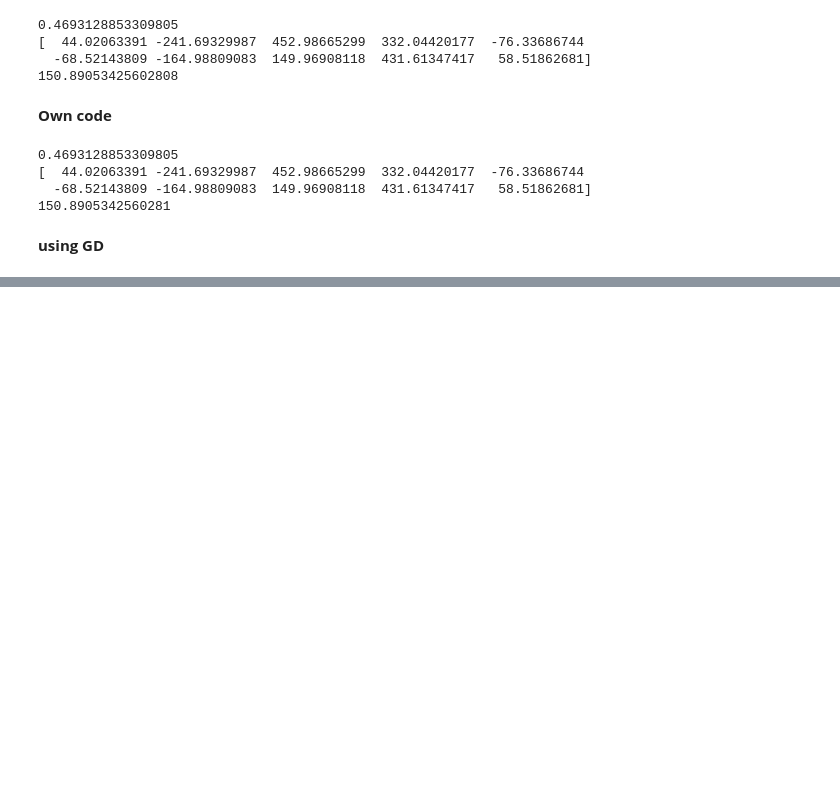
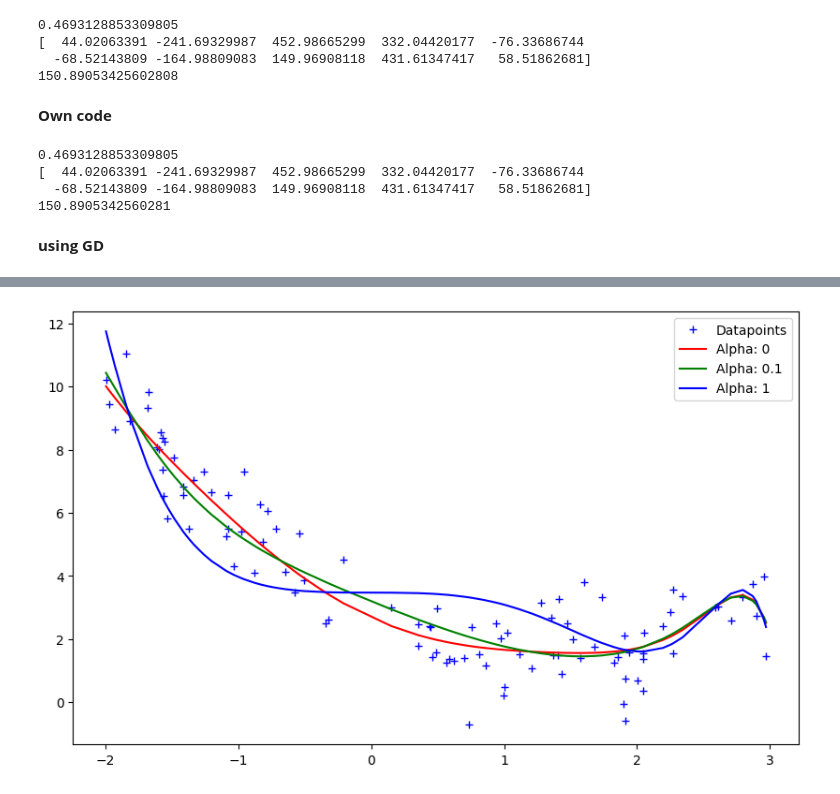
Before and after one commit to Avit-hodibu/Regression, a Jupyter notebook: Bias_variance.ipynb, the cells around one changed output, grey strips where cells are left out. Cells and saved outputs as stored; diff of their text form; code cells hidden in the pictures; blank space fills up the shorter version.

```diff
--- a/Bias_variance.ipynb
+++ b/Bias_variance.ipynb
@@ -316,0 +468,28 @@ print(reg.intercept_)
+# %%
+from sklearn.pipeline import Pipeline
+from sklearn.preprocessing import PolynomialFeatures
+from sklearn.linear_model import Ridge
+
+def get_preds_lasso(x1, x2, alpha):
+    model = Pipeline([
+        ('poly_feats', PolynomialFeatures(degree=16)),
+        ('lasso', Lasso(alpha=alpha))
+    ])
+    model.fit(x1, x2)
+    return model.predict(x1)
+
+alphas = [0, 0.1, 1]
+cs = ['r', 'g', 'b']
+
+plt.figure(figsize=(10, 6))
+plt.plot(x1, x2, 'b+', label='Datapoints')
+
+for alpha, c in zip(alphas, cs):
+    preds = get_preds_lasso(x1, x2, alpha)
+    # Plot
+    plt.plot(sorted(x1[:, 0]), preds[np.argsort(x1[:, 0])], c, label='Alpha: {}'.format(alpha))
+
+plt.legend()
+plt.show()
+# %% [output]
+[figure, added]
```
Also changed, not shown: parts of 16 cells of this notebook.
